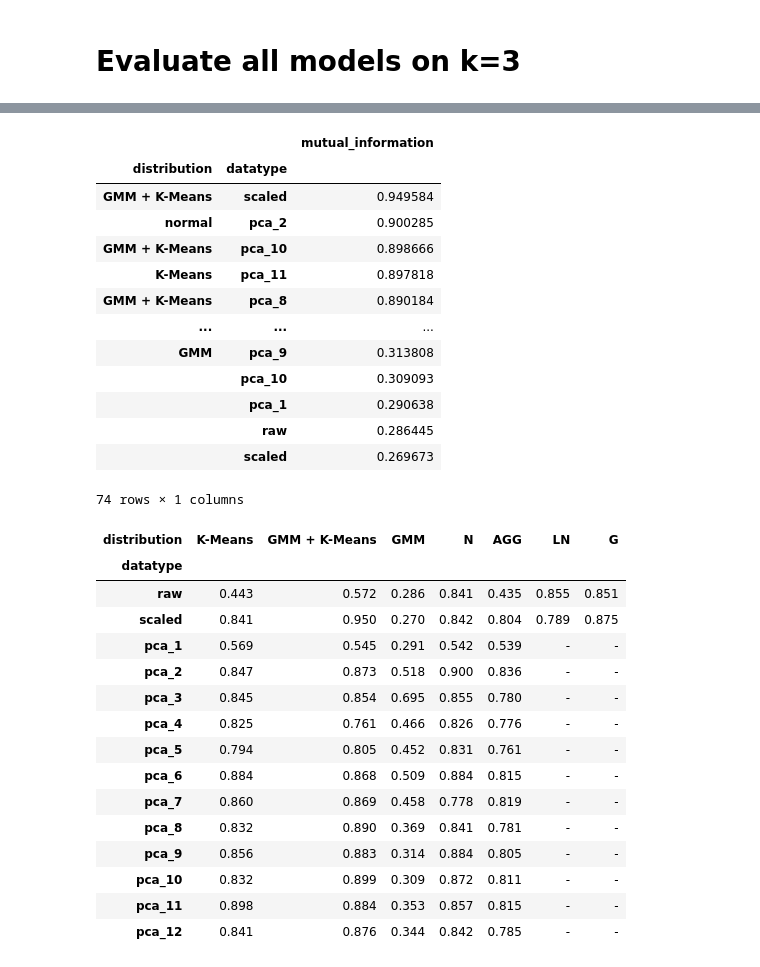
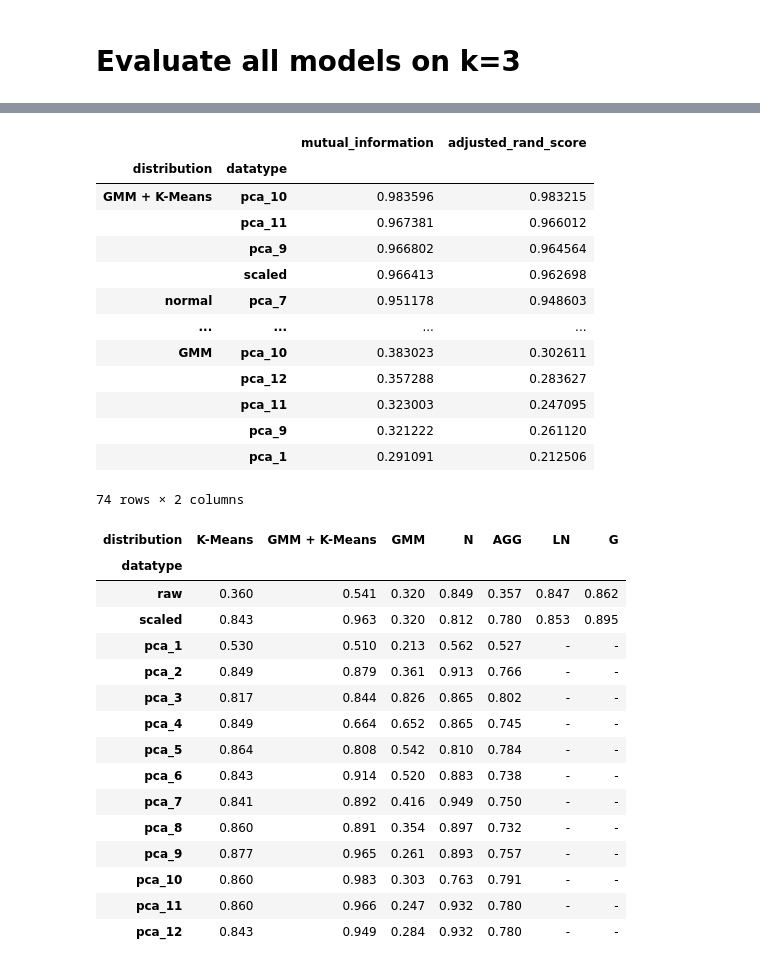
Before and after one commit to Askenm/AASAMC, a Jupyter notebook: src/rq4.ipynb, the cells around one changed output, grey strips where cells are left out. Cells and saved outputs as stored; diff of their text form; code cells hidden in the pictures.

Commit message:
RQ4: Run kfold and eval with AMI

```diff
--- a/src/rq4.ipynb
+++ b/src/rq4.ipynb
@@ -66,6 +67,9 @@ visualizer.show()
 # %% [markdown]
 # Evaluate all models on k=3
 # %%
+from sklearn.metrics import adjusted_rand_score
+
+
 distributions = {
     "lognormal": LogNormalDistribution,
     "gamma":GammaDistribution,
@@ -84,15 +88,19 @@ num_iters = 25
 
 results = {'distribution':[],
            'mutual_information':[],
-           'datatype':[]}
+           'datatype':[],
+           'adjusted_rand_score':[],}
+
 
 for datatype, df in data.items():
 
     features, labels = df.drop('target', axis=1, inplace=False), df['target']
 
-    for iteration in range(num_iters):
+    skf = StratifiedKFold(n_splits=10, shuffle=True, random_state=42)
 
-        X_train, X_test, y_train, y_test = train_test_split(features, labels, test_size=0.2, stratify=labels)
+    for idx, (train_idx, test_idx) in enumerate(skf.split(features, labels)):
+
+        X_train, X_test, y_train, y_test = features.iloc[train_idx], features.iloc[test_idx], labels.iloc[train_idx], labels.iloc[test_idx]
 
         for name, distribution in distributions.items():
 
@@ -103,15 +111,16 @@ for datatype, df in data.items():
                 score = adjusted_mutual_info_score(y_test, y_pred)
 
             except ZeroDivisionError:
-                print(f'Division Error: {datatype} {name} {component} {iteration}')
+                print(f'Division Error: {datatype} {name} {component} {idx}')
                 score = 0
 
             except Exception as e:
-                print(f'Error: {datatype} {name} {component} {iteration} - {e}')
+                print(f'Error: {datatype} {name} {component} {idx} - {e}')
                 score = 0
 
             results['distribution'].append(name)
             results['mutual_information'].append(score)
+            results['adjusted_rand_score'].append(adjusted_rand_score(y_test, y_pred))
             results['datatype'].append(datatype)
 
         for name, model in sklearn_models:
@@ -144,9 +153,11 @@ for datatype, df in data.items():
                 y_pred = MODEL.predict(X_test)
 
             score = adjusted_mutual_info_score(y_test, y_pred)
+            score1 = adjusted_rand_score(y_test, y_pred)
 
             results['distribution'].append(name)
             results['mutual_information'].append(score)
+            results['adjusted_rand_score'].append(score1)
             results['datatype'].append(datatype)
 
 results = pd.DataFrame(results)
@@ -172,44 +185,44 @@ results = results[results["mutual_information"] > 0.1]
 results.to_csv("results/rq4-models.csv",index=True)
 results
 # %% [output]
-|  |  | mutual_information |
-| distribution | datatype |  |
-| GMM + K-Means | scaled | 0.949584 |
-| normal | pca_2 | 0.900285 |
-| GMM + K-Means | pca_10 | 0.898666 |
-| K-Means | pca_11 | 0.897818 |
-| GMM + K-Means | pca_8 | 0.890184 |
-| ... | ... | ... |
-| GMM | pca_9 | 0.313808 |
-|  | pca_10 | 0.309093 |
-|  | pca_1 | 0.290638 |
-|  | raw | 0.286445 |
-|  | scaled | 0.269673 |
+|  |  | mutual_information | adjusted_rand_score |
+| distribution | datatype |  |  |
+| GMM + K-Means | pca_10 | 0.983596 | 0.983215 |
+|  | pca_11 | 0.967381 | 0.966012 |
+|  | pca_9 | 0.966802 | 0.964564 |
+|  | scaled | 0.966413 | 0.962698 |
+| normal | pca_7 | 0.951178 | 0.948603 |
+| ... | ... | ... | ... |
+| GMM | pca_10 | 0.383023 | 0.302611 |
+|  | pca_12 | 0.357288 | 0.283627 |
+|  | pca_11 | 0.323003 | 0.247095 |
+|  | pca_9 | 0.321222 | 0.261120 |
+|  | pca_1 | 0.291091 | 0.212506 |
-74 rows × 1 columns
+74 rows × 2 columns
 # %%
-pivot_df = results.pivot_table(index='datatype', columns='distribution', values='mutual_information').round(3)
+pivot_df = results.pivot_table(index='datatype', columns='distribution', values='adjusted_rand_score').round(3)
 pivot_df= pivot_df.reindex(
     ['raw','scaled','pca_1','pca_2','pca_3','pca_4','pca_5','pca_6','pca_7','pca_8','pca_9','pca_10','pca_11','pca_12'],
     columns=['K-Means','GMM + K-Means','GMM','normal',"AGG",'lognormal','gamma',]
     )
 pivot_df.rename(columns={'normal':'N','lognormal':'LN','gamma':'G'}, inplace=True)
 pivot_df=pivot_df.fillna('-')
 pivot_df.to_latex("results/rq4-models.tex", index=True)
 pivot_df
 # %% [output]
 | distribution | K-Means | GMM + K-Means | GMM | N | AGG | LN | G |
 | datatype |  |  |  |  |  |  |  |
-| raw | 0.443 | 0.572 | 0.286 | 0.841 | 0.435 | 0.855 | 0.851 |
-| scaled | 0.841 | 0.950 | 0.270 | 0.842 | 0.804 | 0.789 | 0.875 |
-| pca_1 | 0.569 | 0.545 | 0.291 | 0.542 | 0.539 | - | - |
-| pca_2 | 0.847 | 0.873 | 0.518 | 0.900 | 0.836 | - | - |
-| pca_3 | 0.845 | 0.854 | 0.695 | 0.855 | 0.780 | - | - |
-| pca_4 | 0.825 | 0.761 | 0.466 | 0.826 | 0.776 | - | - |
-| pca_5 | 0.794 | 0.805 | 0.452 | 0.831 | 0.761 | - | - |
-| pca_6 | 0.884 | 0.868 | 0.509 | 0.884 | 0.815 | - | - |
-| pca_7 | 0.860 | 0.869 | 0.458 | 0.778 | 0.819 | - | - |
-| pca_8 | 0.832 | 0.890 | 0.369 | 0.841 | 0.781 | - | - |
-| pca_9 | 0.856 | 0.883 | 0.314 | 0.884 | 0.805 | - | - |
-| pca_10 | 0.832 | 0.899 | 0.309 | 0.872 | 0.811 | - | - |
-| pca_11 | 0.898 | 0.884 | 0.353 | 0.857 | 0.815 | - | - |
-| pca_12 | 0.841 | 0.876 | 0.344 | 0.842 | 0.785 | - | - |
+| raw | 0.360 | 0.541 | 0.320 | 0.849 | 0.357 | 0.847 | 0.862 |
+| scaled | 0.843 | 0.963 | 0.320 | 0.812 | 0.780 | 0.853 | 0.895 |
+| pca_1 | 0.530 | 0.510 | 0.213 | 0.562 | 0.527 | - | - |
+| pca_2 | 0.849 | 0.879 | 0.361 | 0.913 | 0.766 | - | - |
+| pca_3 | 0.817 | 0.844 | 0.826 | 0.865 | 0.802 | - | - |
+| pca_4 | 0.849 | 0.664 | 0.652 | 0.865 | 0.745 | - | - |
+| pca_5 | 0.864 | 0.808 | 0.542 | 0.810 | 0.784 | - | - |
+| pca_6 | 0.843 | 0.914 | 0.520 | 0.883 | 0.738 | - | - |
+| pca_7 | 0.841 | 0.892 | 0.416 | 0.949 | 0.750 | - | - |
+| pca_8 | 0.860 | 0.891 | 0.354 | 0.897 | 0.732 | - | - |
+| pca_9 | 0.877 | 0.965 | 0.261 | 0.893 | 0.757 | - | - |
+| pca_10 | 0.860 | 0.983 | 0.303 | 0.763 | 0.791 | - | - |
+| pca_11 | 0.860 | 0.966 | 0.247 | 0.932 | 0.780 | - | - |
+| pca_12 | 0.843 | 0.949 | 0.284 | 0.932 | 0.780 | - | - |
```
Also changed, not shown: parts of 6 cells of this notebook, 2 other files.
